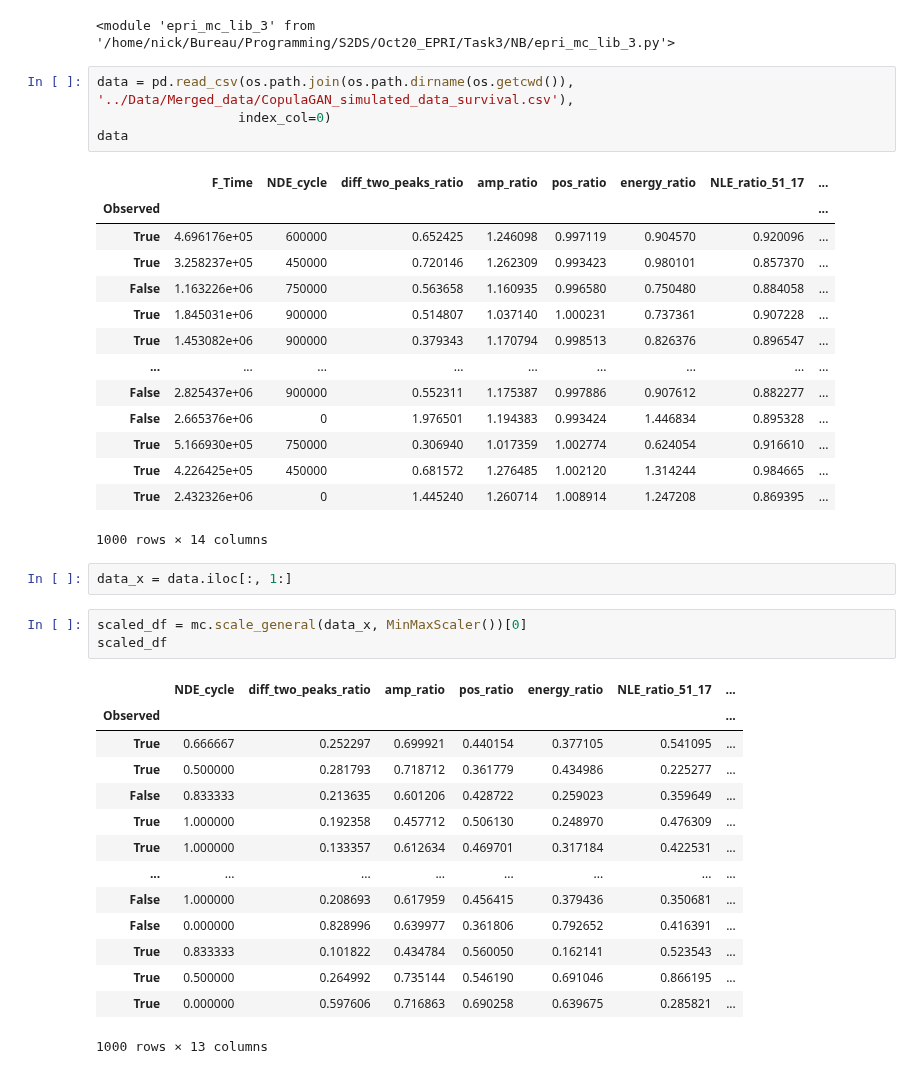
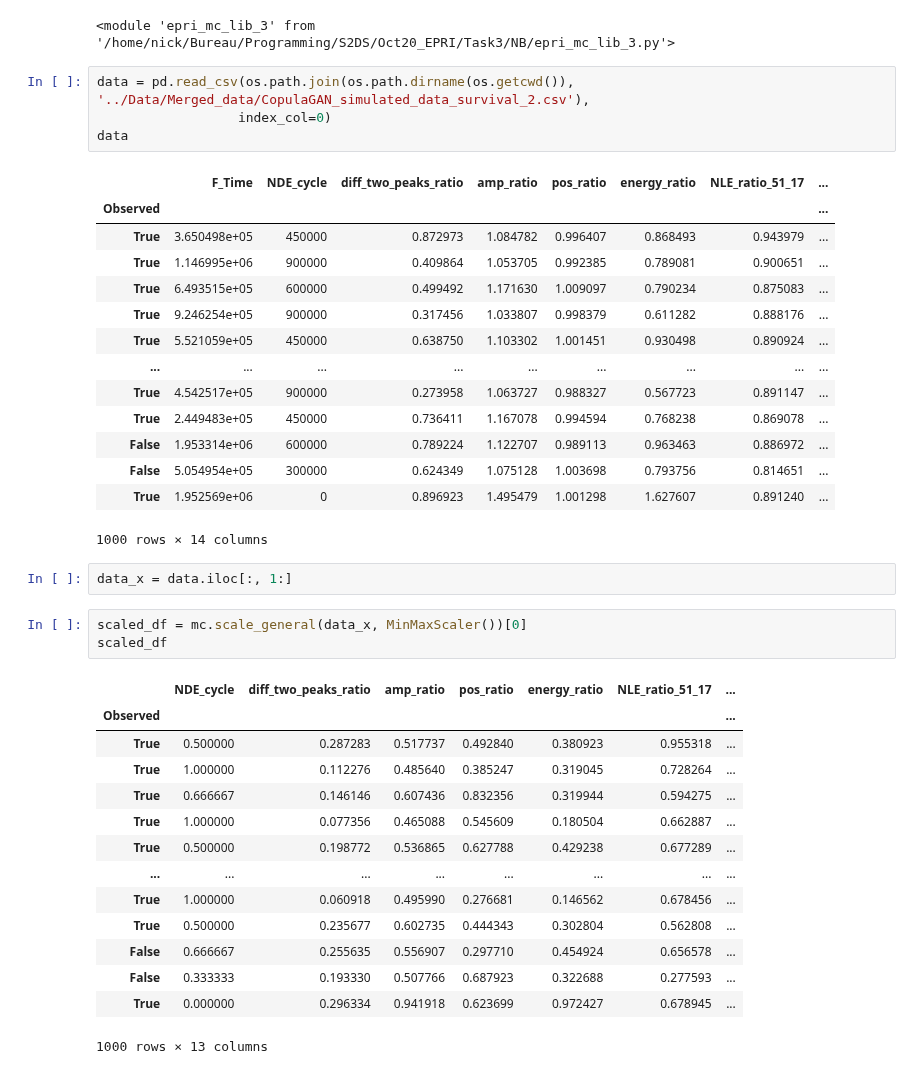
Before and after one commit to Marie-anneMawhin/Oct20_EPRI, a Jupyter notebook: Task3/NB/NB_data_exploration/PCA_simulated.ipynb, the cells around one changed output. Saved outputs shown, nothing was run; the diff lists cells and outputs as text.

```diff
--- a/Task3/NB/NB_data_exploration/PCA_simulated.ipynb
+++ b/Task3/NB/NB_data_exploration/PCA_simulated.ipynb
@@ -16,23 +16,23 @@ reload(mc)
 # %% [output]
 <module 'epri_mc_lib_3' from '/home/nick/Bureau/Programming/S2DS/Oct20_EPRI/Task3/NB/epri_mc_lib_3.py'>
 # %%
-data = pd.read_csv(os.path.join(os.path.dirname(os.getcwd()), '../Data/Merged_data/CopulaGAN_simulated_data_survival.csv'),
+data = pd.read_csv(os.path.join(os.path.dirname(os.getcwd()), '../Data/Merged_data/CopulaGAN_simulated_data_survival_2.csv'),
                   index_col=0)
 data
 # %% [output]
 |  | F_Time | NDE_cycle | diff_two_peaks_ratio | amp_ratio | pos_ratio | energy_ratio | NLE_ratio_51_17 | ... |
 | Observed |  |  |  |  |  |  |  | ... |
-| True | 4.696176e+05 | 600000 | 0.652425 | 1.246098 | 0.997119 | 0.904570 | 0.920096 | ... |
-| True | 3.258237e+05 | 450000 | 0.720146 | 1.262309 | 0.993423 | 0.980101 | 0.857370 | ... |
-| False | 1.163226e+06 | 750000 | 0.563658 | 1.160935 | 0.996580 | 0.750480 | 0.884058 | ... |
-| True | 1.845031e+06 | 900000 | 0.514807 | 1.037140 | 1.000231 | 0.737361 | 0.907228 | ... |
-| True | 1.453082e+06 | 900000 | 0.379343 | 1.170794 | 0.998513 | 0.826376 | 0.896547 | ... |
+| True | 3.650498e+05 | 450000 | 0.872973 | 1.084782 | 0.996407 | 0.868493 | 0.943979 | ... |
+| True | 1.146995e+06 | 900000 | 0.409864 | 1.053705 | 0.992385 | 0.789081 | 0.900651 | ... |
+| True | 6.493515e+05 | 600000 | 0.499492 | 1.171630 | 1.009097 | 0.790234 | 0.875083 | ... |
+| True | 9.246254e+05 | 900000 | 0.317456 | 1.033807 | 0.998379 | 0.611282 | 0.888176 | ... |
+| True | 5.521059e+05 | 450000 | 0.638750 | 1.103302 | 1.001451 | 0.930498 | 0.890924 | ... |
 | ... | ... | ... | ... | ... | ... | ... | ... | ... |
-| False | 2.825437e+06 | 900000 | 0.552311 | 1.175387 | 0.997886 | 0.907612 | 0.882277 | ... |
-| False | 2.665376e+06 | 0 | 1.976501 | 1.194383 | 0.993424 | 1.446834 | 0.895328 | ... |
-| True | 5.166930e+05 | 750000 | 0.306940 | 1.017359 | 1.002774 | 0.624054 | 0.916610 | ... |
-| True | 4.226425e+05 | 450000 | 0.681572 | 1.276485 | 1.002120 | 1.314244 | 0.984665 | ... |
-| True | 2.432326e+06 | 0 | 1.445240 | 1.260714 | 1.008914 | 1.247208 | 0.869395 | ... |
+| True | 4.542517e+05 | 900000 | 0.273958 | 1.063727 | 0.988327 | 0.567723 | 0.891147 | ... |
+| True | 2.449483e+05 | 450000 | 0.736411 | 1.167078 | 0.994594 | 0.768238 | 0.869078 | ... |
+| False | 1.953314e+06 | 600000 | 0.789224 | 1.122707 | 0.989113 | 0.963463 | 0.886972 | ... |
+| False | 5.054954e+05 | 300000 | 0.624349 | 1.075128 | 1.003698 | 0.793756 | 0.814651 | ... |
+| True | 1.952569e+06 | 0 | 0.896923 | 1.495479 | 1.001298 | 1.627607 | 0.891240 | ... |
 1000 rows × 14 columns
 # %%
 data_x = data.iloc[:, 1:]
@@ -42,17 +42,17 @@ scaled_df
 # %% [output]
 |  | NDE_cycle | diff_two_peaks_ratio | amp_ratio | pos_ratio | energy_ratio | NLE_ratio_51_17 | ... |
 | Observed |  |  |  |  |  |  | ... |
-| True | 0.666667 | 0.252297 | 0.699921 | 0.440154 | 0.377105 | 0.541095 | ... |
-| True | 0.500000 | 0.281793 | 0.718712 | 0.361779 | 0.434986 | 0.225277 | ... |
-| False | 0.833333 | 0.213635 | 0.601206 | 0.428722 | 0.259023 | 0.359649 | ... |
-| True | 1.000000 | 0.192358 | 0.457712 | 0.506130 | 0.248970 | 0.476309 | ... |
-| True | 1.000000 | 0.133357 | 0.612634 | 0.469701 | 0.317184 | 0.422531 | ... |
+| True | 0.500000 | 0.287283 | 0.517737 | 0.492840 | 0.380923 | 0.955318 | ... |
+| True | 1.000000 | 0.112276 | 0.485640 | 0.385247 | 0.319045 | 0.728264 | ... |
+| True | 0.666667 | 0.146146 | 0.607436 | 0.832356 | 0.319944 | 0.594275 | ... |
+| True | 1.000000 | 0.077356 | 0.465088 | 0.545609 | 0.180504 | 0.662887 | ... |
+| True | 0.500000 | 0.198772 | 0.536865 | 0.627788 | 0.429238 | 0.677289 | ... |
 | ... | ... | ... | ... | ... | ... | ... | ... |
-| False | 1.000000 | 0.208693 | 0.617959 | 0.456415 | 0.379436 | 0.350681 | ... |
-| False | 0.000000 | 0.828996 | 0.639977 | 0.361806 | 0.792652 | 0.416391 | ... |
-| True | 0.833333 | 0.101822 | 0.434784 | 0.560050 | 0.162141 | 0.523543 | ... |
-| True | 0.500000 | 0.264992 | 0.735144 | 0.546190 | 0.691046 | 0.866195 | ... |
-| True | 0.000000 | 0.597606 | 0.716863 | 0.690258 | 0.639675 | 0.285821 | ... |
+| True | 1.000000 | 0.060918 | 0.495990 | 0.276681 | 0.146562 | 0.678456 | ... |
+| True | 0.500000 | 0.235677 | 0.602735 | 0.444343 | 0.302804 | 0.562808 | ... |
+| False | 0.666667 | 0.255635 | 0.556907 | 0.297710 | 0.454924 | 0.656578 | ... |
+| False | 0.333333 | 0.193330 | 0.507766 | 0.687923 | 0.322688 | 0.277593 | ... |
+| True | 0.000000 | 0.296334 | 0.941918 | 0.623699 | 0.972427 | 0.678945 | ... |
 1000 rows × 13 columns
 # %%
 pca = PCA(n_components=4, svd_solver='full')
```
Also changed, not shown: parts of 3 cells of this notebook.
